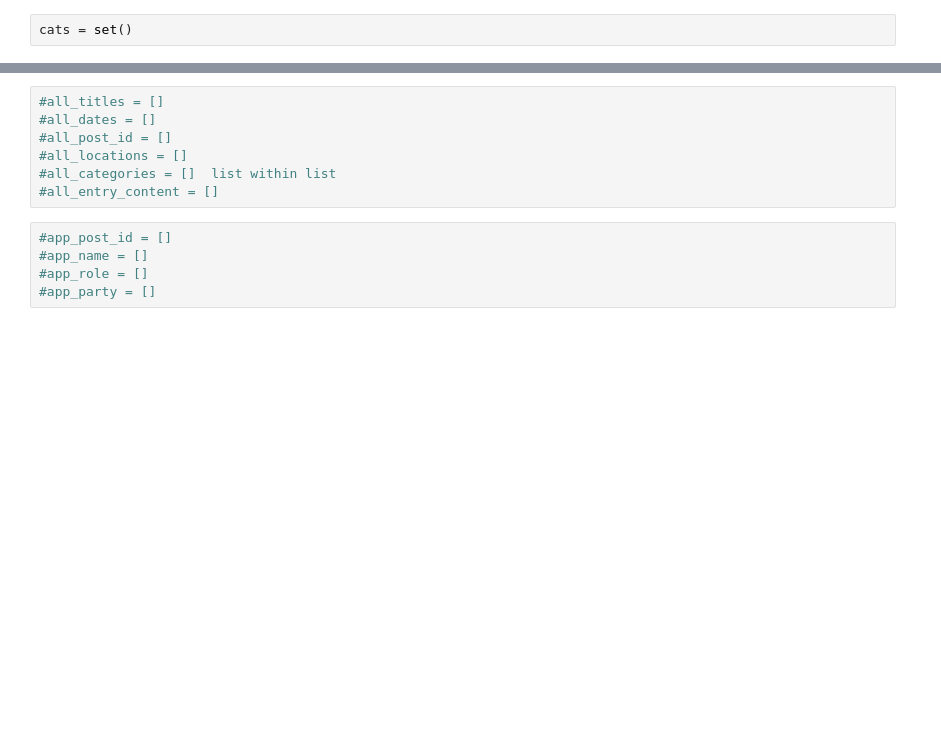
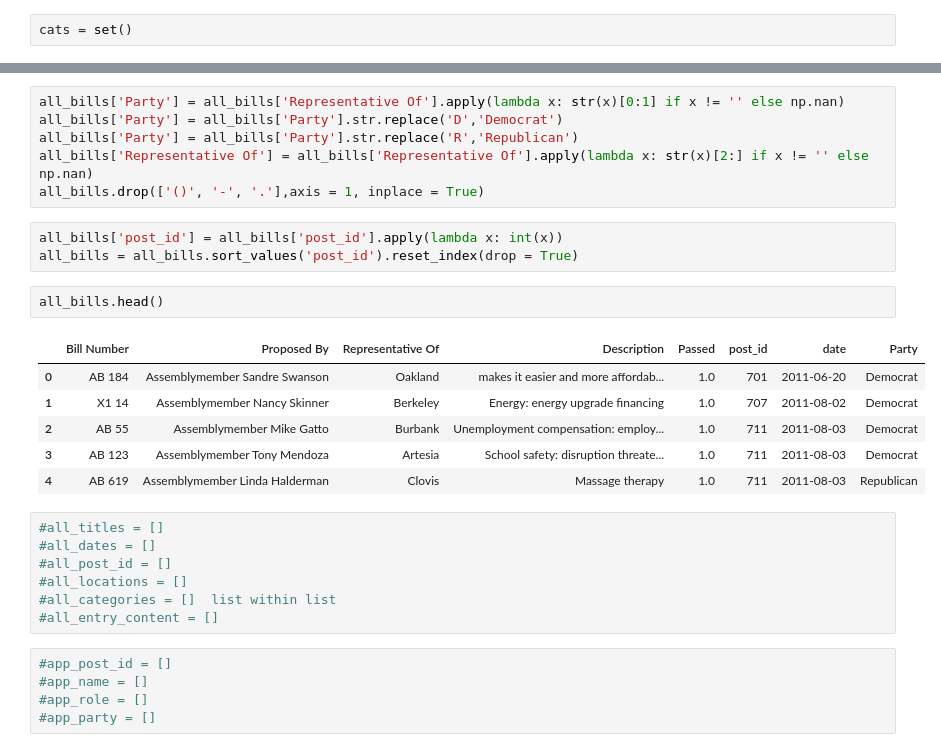
Before and after one commit to zanekuser/CA_Gov_Press_Releases, a Jupyter notebook: Parser.ipynb, the cells around one changed output, grey strips where cells are left out. Saved outputs shown, nothing was run; the diff lists cells and outputs as text; blank space fills up the shorter version.

```diff
--- a/Parser.ipynb
+++ b/Parser.ipynb
@@ -125,3 +210,21 @@ for textFile in all_text: # Change to length of list
+# %%
+all_bills['Party'] = all_bills['Representative Of'].apply(lambda x: str(x)[0:1] if x != '' else np.nan)
+all_bills['Party'] = all_bills['Party'].str.replace('D','Democrat')
+all_bills['Party'] = all_bills['Party'].str.replace('R','Republican')
+all_bills['Representative Of'] = all_bills['Representative Of'].apply(lambda x: str(x)[2:] if x != '' else np.nan)
+all_bills.drop(['()', '-', '.'],axis = 1, inplace = True)
+# %%
+all_bills['post_id'] = all_bills['post_id'].apply(lambda x: int(x))
+all_bills = all_bills.sort_values('post_id').reset_index(drop = True)
+# %%
+all_bills.head()
+# %% [output]
+|  | Bill Number | Proposed By | Representative Of | Description | Passed | post_id | date | Party |
+| 0 | AB 184 | Assemblymember Sandre Swanson | Oakland | makes it easier and more affordab... | 1.0 | 701 | 2011-06-20 | Democrat |
+| 1 | X1 14 | Assemblymember Nancy Skinner | Berkeley | Energy: energy upgrade financing | 1.0 | 707 | 2011-08-02 | Democrat |
+| 2 | AB 55 | Assemblymember Mike Gatto | Burbank | Unemployment compensation: employ... | 1.0 | 711 | 2011-08-03 | Democrat |
+| 3 | AB 123 | Assemblymember Tony Mendoza | Artesia | School safety: disruption threate... | 1.0 | 711 | 2011-08-03 | Democrat |
+| 4 | AB 619 | Assemblymember Linda Halderman | Clovis | Massage therapy | 1.0 | 711 | 2011-08-03 | Republican |
 # %%
 #all_titles = []
 #all_dates = []
```
Also changed, not shown: parts of 16 cells of this notebook.
